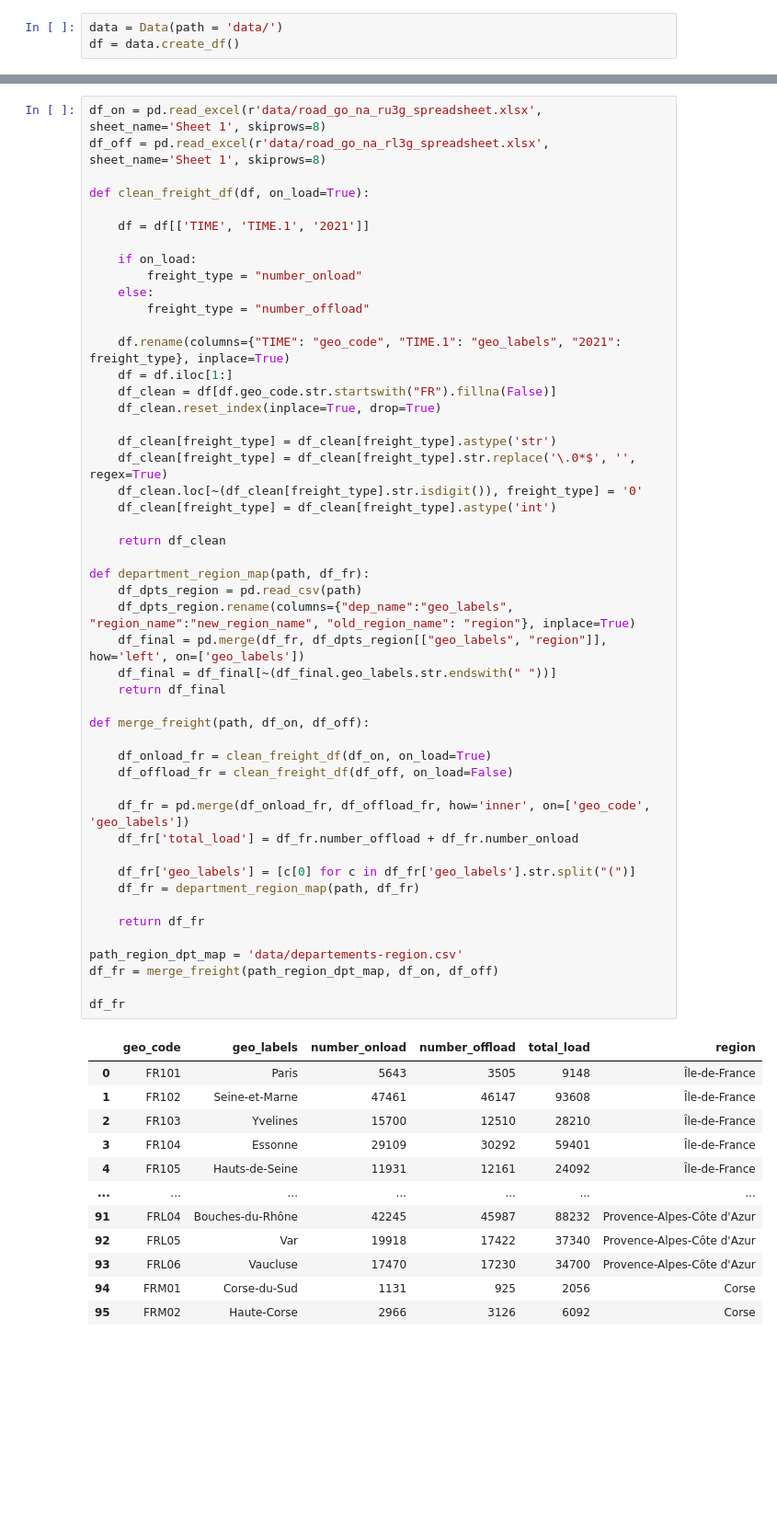
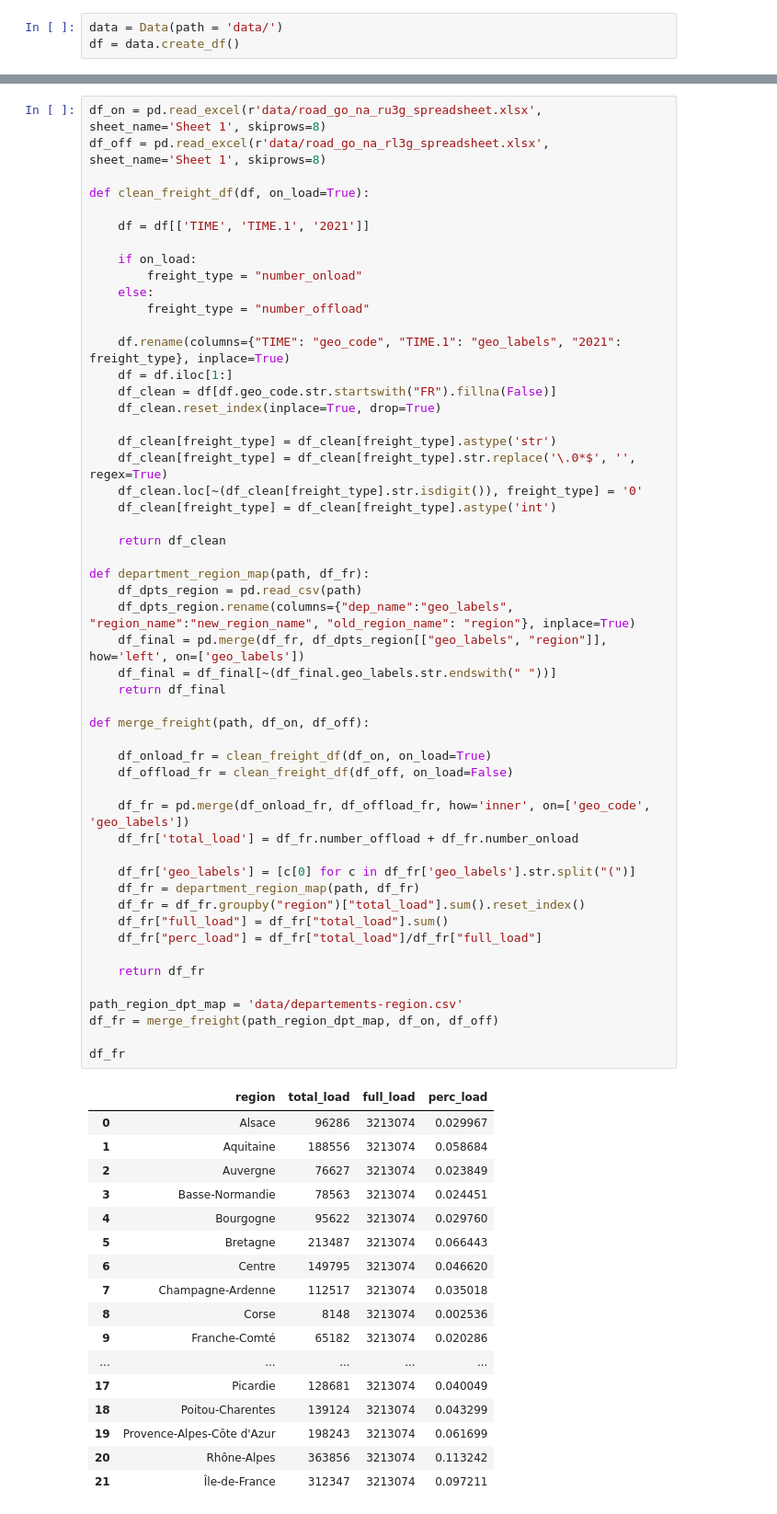
Before and after one commit to Hypatia-II/H2_stations_network, a Jupyter notebook: notebook.ipynb, the cells around one changed output, grey strips where cells are left out. Shown at 92% size. Saved outputs shown, nothing was run; the diff lists cells and outputs as text; blank space fills up the shorter version.

```diff
--- a/notebook.ipynb
+++ b/notebook.ipynb
@@ -49,42 +38,50 @@ def clean_freight_df(df, on_load=True):
     df_clean.loc[~(df_clean[freight_type].str.isdigit()), freight_type] = '0'
     df_clean[freight_type] = df_clean[freight_type].astype('int')
 
     return df_clean
 
 def department_region_map(path, df_fr):
     df_dpts_region = pd.read_csv(path)
     df_dpts_region.rename(columns={"dep_name":"geo_labels", "region_name":"new_region_name", "old_region_name": "region"}, inplace=True)
     df_final = pd.merge(df_fr, df_dpts_region[["geo_labels", "region"]], how='left', on=['geo_labels'])
     df_final = df_final[~(df_final.geo_labels.str.endswith(" "))]
     return df_final
 
 def merge_freight(path, df_on, df_off):
 
     df_onload_fr = clean_freight_df(df_on, on_load=True)
     df_offload_fr = clean_freight_df(df_off, on_load=False)
 
     df_fr = pd.merge(df_onload_fr, df_offload_fr, how='inner', on=['geo_code', 'geo_labels'])
     df_fr['total_load'] = df_fr.number_offload + df_fr.number_onload
 
     df_fr['geo_labels'] = [c[0] for c in df_fr['geo_labels'].str.split("(")]
     df_fr = department_region_map(path, df_fr)
+    df_fr = df_fr.groupby("region")["total_load"].sum().reset_index()
+    df_fr["full_load"] = df_fr["total_load"].sum()
+    df_fr["perc_load"] = df_fr["total_load"]/df_fr["full_load"]
 
     return df_fr
 
 path_region_dpt_map = 'data/departements-region.csv'
 df_fr = merge_freight(path_region_dpt_map, df_on, df_off)
 
 df_fr
 # %% [output]
-|  | geo_code | geo_labels | number_onload | number_offload | total_load | region |
-| 0 | FR101 | Paris | 5643 | 3505 | 9148 | Île-de-France |
-| 1 | FR102 | Seine-et-Marne | 47461 | 46147 | 93608 | Île-de-France |
-| 2 | FR103 | Yvelines | 15700 | 12510 | 28210 | Île-de-France |
-| 3 | FR104 | Essonne | 29109 | 30292 | 59401 | Île-de-France |
-| 4 | FR105 | Hauts-de-Seine | 11931 | 12161 | 24092 | Île-de-France |
-| ... | ... | ... | ... | ... | ... | ... |
-| 91 | FRL04 | Bouches-du-Rhône | 42245 | 45987 | 88232 | Provence-Alpes-Côte d'Azur |
-| 92 | FRL05 | Var | 19918 | 17422 | 37340 | Provence-Alpes-Côte d'Azur |
-| 93 | FRL06 | Vaucluse | 17470 | 17230 | 34700 | Provence-Alpes-Côte d'Azur |
-| 94 | FRM01 | Corse-du-Sud | 1131 | 925 | 2056 | Corse |
-| 95 | FRM02 | Haute-Corse | 2966 | 3126 | 6092 | Corse |
+|  | region | total_load | full_load | perc_load |
+| 0 | Alsace | 96286 | 3213074 | 0.029967 |
+| 1 | Aquitaine | 188556 | 3213074 | 0.058684 |
+| 2 | Auvergne | 76627 | 3213074 | 0.023849 |
+| 3 | Basse-Normandie | 78563 | 3213074 | 0.024451 |
+| 4 | Bourgogne | 95622 | 3213074 | 0.029760 |
+| 5 | Bretagne | 213487 | 3213074 | 0.066443 |
+| 6 | Centre | 149795 | 3213074 | 0.046620 |
+| 7 | Champagne-Ardenne | 112517 | 3213074 | 0.035018 |
+| 8 | Corse | 8148 | 3213074 | 0.002536 |
+| 9 | Franche-Comté | 65182 | 3213074 | 0.020286 |
+| ... | ... | ... | ... | ... |
+| 17 | Picardie | 128681 | 3213074 | 0.040049 |
+| 18 | Poitou-Charentes | 139124 | 3213074 | 0.043299 |
+| 19 | Provence-Alpes-Côte d'Azur | 198243 | 3213074 | 0.061699 |
+| 20 | Rhône-Alpes | 363856 | 3213074 | 0.113242 |
+| 21 | Île-de-France | 312347 | 3213074 | 0.097211 |
```
Also changed, not shown: parts of 6 cells of this notebook.
